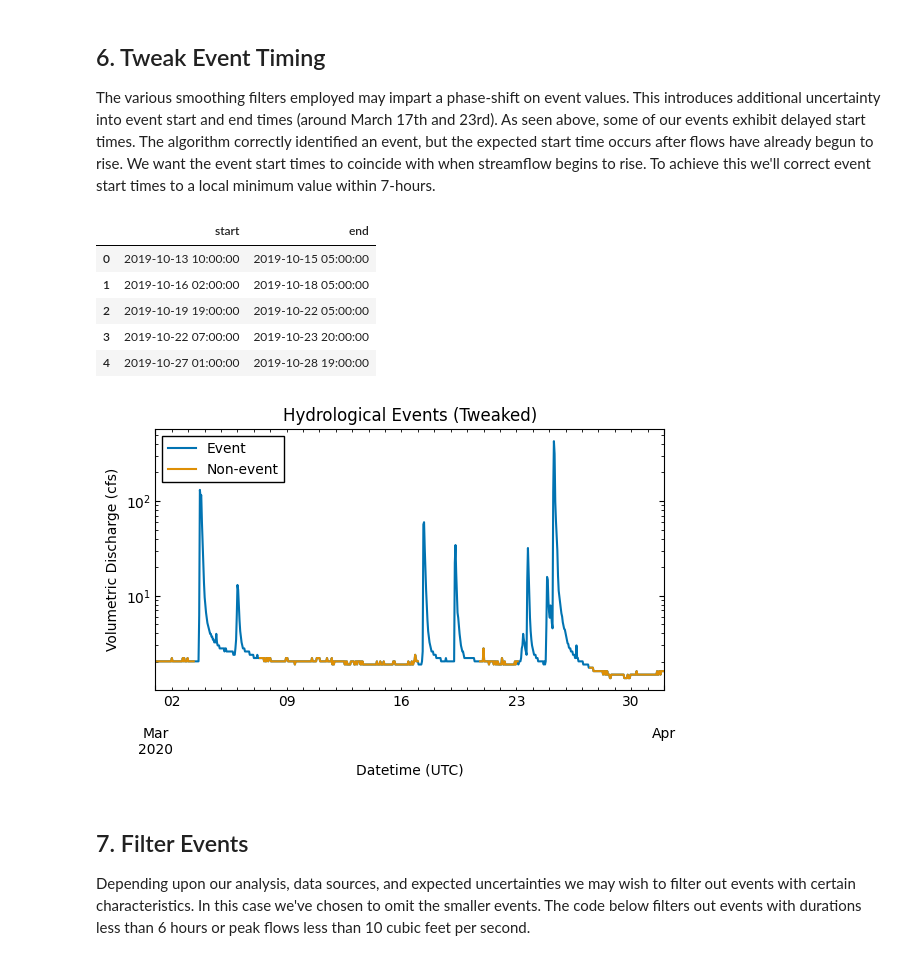
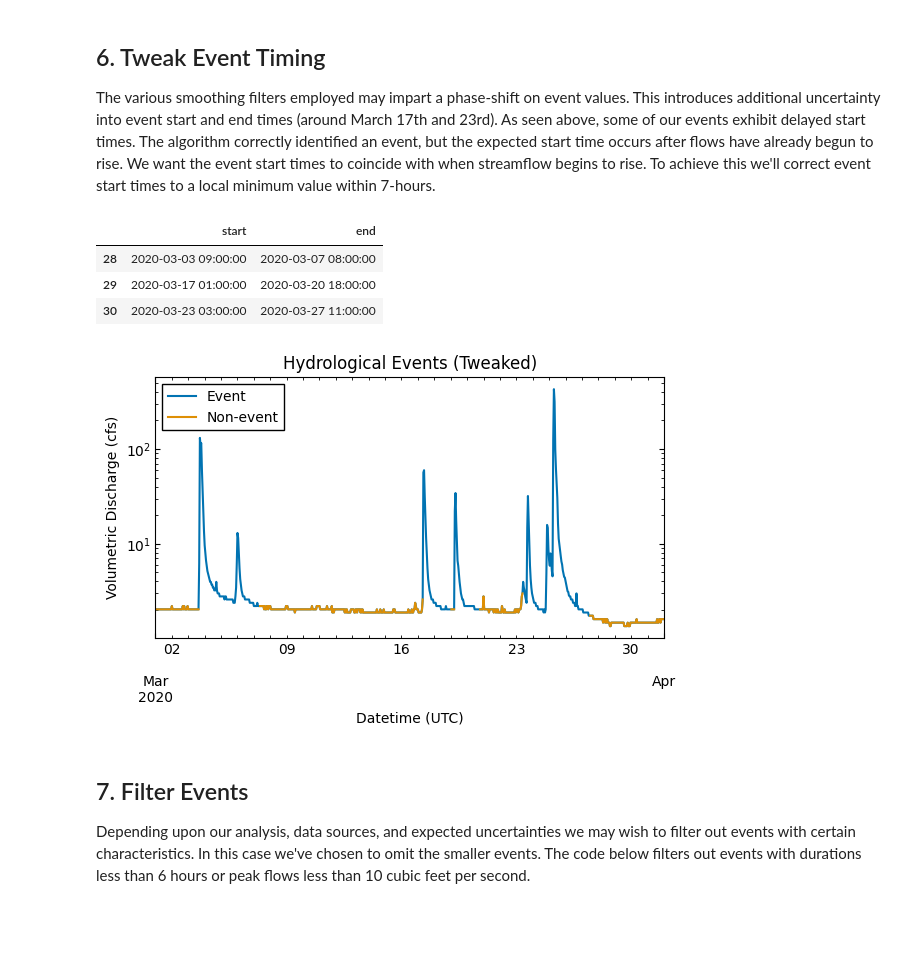
Before and after one commit to jarq6c/little_hope, a Jupyter notebook: event_detection.ipynb, the cells around one changed output. Cells and saved outputs as stored; diff of their text form; code cells hidden in the pictures; blank space fills up the shorter version.

```diff
--- a/event_detection.ipynb
+++ b/event_detection.ipynb
@@ -284,21 +285,24 @@ The various smoothing filters employed may impart a phase-shift on event values.
 # %%
 # Tweak events
 events['start'] = events['start'].apply(ev.find_local_minimum, radius='7H', timeseries=observations['value'])
 
 # Adjust event points and inspect
-subset['zeros'] = subset['value']
+observations['in_event'] = False
 for e in events.itertuples():
-    subset.loc[e.start:e.end, 'zeros'] = np.nan
+    observations.loc[e.start:e.end, 'in_event'] = True
+
+# Re-discretize events
+events = ev.event_boundaries(observations['in_event'])
 
 # Look at tweaked events
-events.head()
+events_subsets = events.loc[events.start >= begin]
+events_subsets = events_subsets.loc[events.end <= end]
+events_subsets
 # %% [output]
 |  | start | end |
-| 0 | 2019-10-13 10:00:00 | 2019-10-15 05:00:00 |
-| 1 | 2019-10-16 02:00:00 | 2019-10-18 05:00:00 |
-| 2 | 2019-10-19 19:00:00 | 2019-10-22 05:00:00 |
-| 3 | 2019-10-22 07:00:00 | 2019-10-23 20:00:00 |
-| 4 | 2019-10-27 01:00:00 | 2019-10-28 19:00:00 |
+| 28 | 2020-03-03 09:00:00 | 2020-03-07 08:00:00 |
+| 29 | 2020-03-17 01:00:00 | 2020-03-20 18:00:00 |
+| 30 | 2020-03-23 03:00:00 | 2020-03-27 11:00:00 |
 # %%
 # Plot new events
 plt.plot_dataframe(
@@ -310,7 +314,7 @@ plt.plot_dataframe(
     title="Hydrological Events (Tweaked)"
     )
 # %% [output]
-[figure, old version]
+[figure, new version]
 # %% [markdown]
 ## 7. Filter Events
 
```
Also changed, not shown: parts of 7 cells of this notebook.
